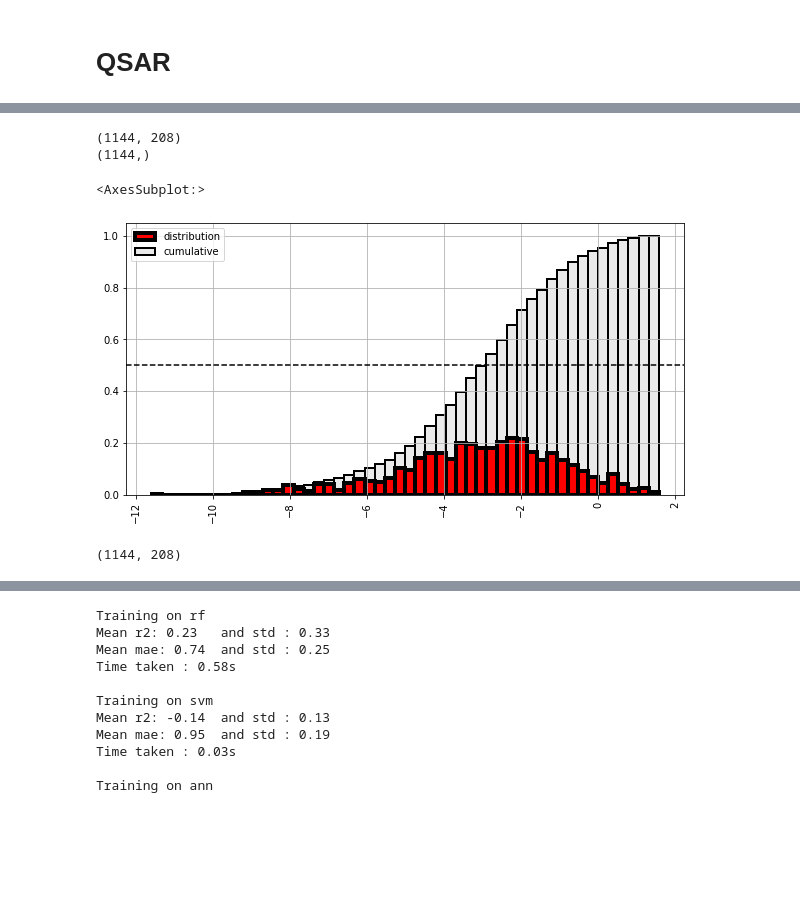
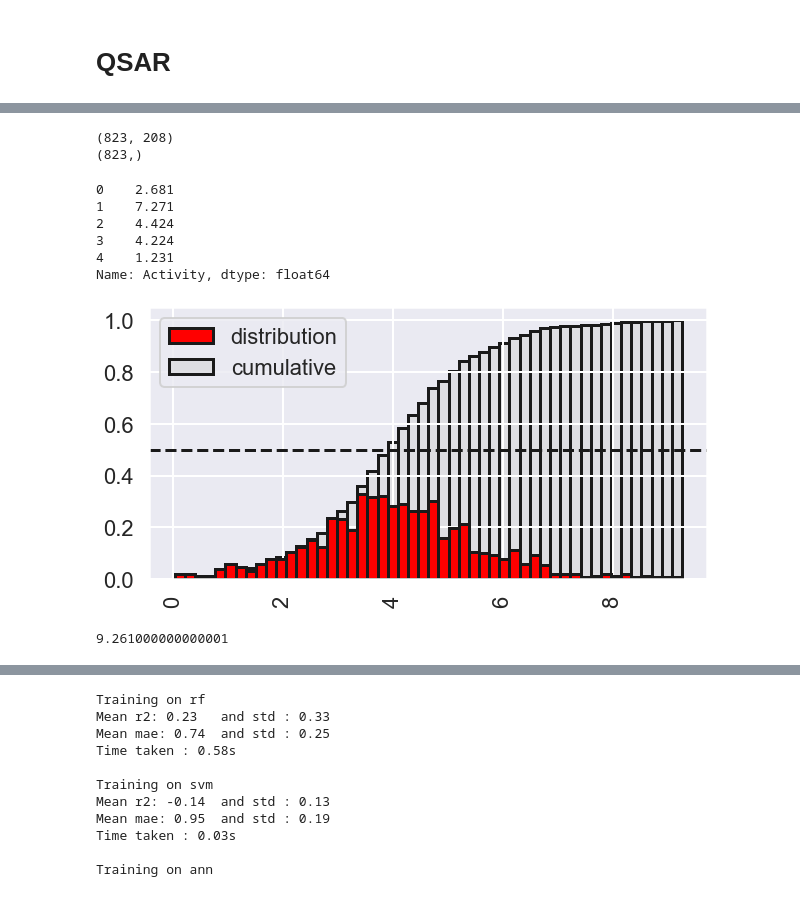
Before and after one commit to russodanielp/intro_cheminformatics, a Jupyter notebook: Lab XX - Cheminformatics Tools/QSAR.ipynb, the cells around one changed output, grey strips where cells are left out. Cells and saved outputs as stored; diff of their text form; code cells hidden in the pictures; blank space fills up the shorter version.

```diff
--- a/Lab XX - Cheminformatics Tools/QSAR.ipynb
+++ b/Lab XX - Cheminformatics Tools/QSAR.ipynb
@@ -15,7 +15,7 @@ from rdkit import Chem
 from rdkit.Chem import PandasTools
 import pandas as pd
 # %%
-df = pd.read_csv('data/solubility.txt', sep='\t')
+df = pd.read_csv('data/first dataset.txt', sep='\t')
 df['ROMol'] = [Chem.MolFromSmiles(smi) for smi in df.SMILES]
 # %%
 from rdkit.ML.Descriptors import MoleculeDescriptors
@@ -68,27 +68,35 @@ desc_frame_std.head()
 5 rows × 208 columns
 # %%
 X = desc_frame_std.copy()
-y = df['measured log(solubility:mol/L)'].astype(float)
+y = df['Activity'].astype(float)
 
 print(X.shape)
 print(y.shape)
 # %% [output]
-(1144, 208)
-(1144,)
+(823, 208)
+(823,)
+# %%
+y.head()
+# %% [output]
+0    2.681
+1    7.271
+2    4.424
+3    4.224
+4    1.231
+Name: Activity, dtype: float64
 # %%
 bins = 50
 
-ax = y.hist(bins=bins, edgecolor='k', lw=4, facecolor=(1, 0, 0, 1), figsize=(10,5), xrot=90, density=True, label='distribution')
-y.hist(cumulative=True, density=1, bins=bins, label='cumulative', zorder=0, facecolor=(0.8, 0.8, 0.8, 0.4), edgecolor='k', lw=2, figsize=(10,5))
+ax = y.hist(bins=bins, edgecolor='k', lw=3, facecolor=(1, 0, 0, 1), figsize=(10,5), xrot=90, density=True, label='distribution')
+y.hist(cumulative=True, density=1, bins=bins, label='cumulative', zorder=0, facecolor=(0.8, 0.8, 0.8, 0.4), edgecolor='k', lw=3, figsize=(10,5))
 ax.axhline(0.5, ls='--', c='k')
 ax.legend()
-ax
+plt.savefig('data/distribution.png')
 # %% [output]
-<AxesSubplot:>
-[figure, old version]
+[figure, new version]
+# %%
+y.max()
+# %% [output]
+9.261000000000001
 # %%
 X_train, y_train = X.copy(), y.copy()
-# %%
-X.shape
-# %% [output]
-(1144, 208)
```
Also changed, not shown: parts of 12 cells of this notebook, 2 other files.
